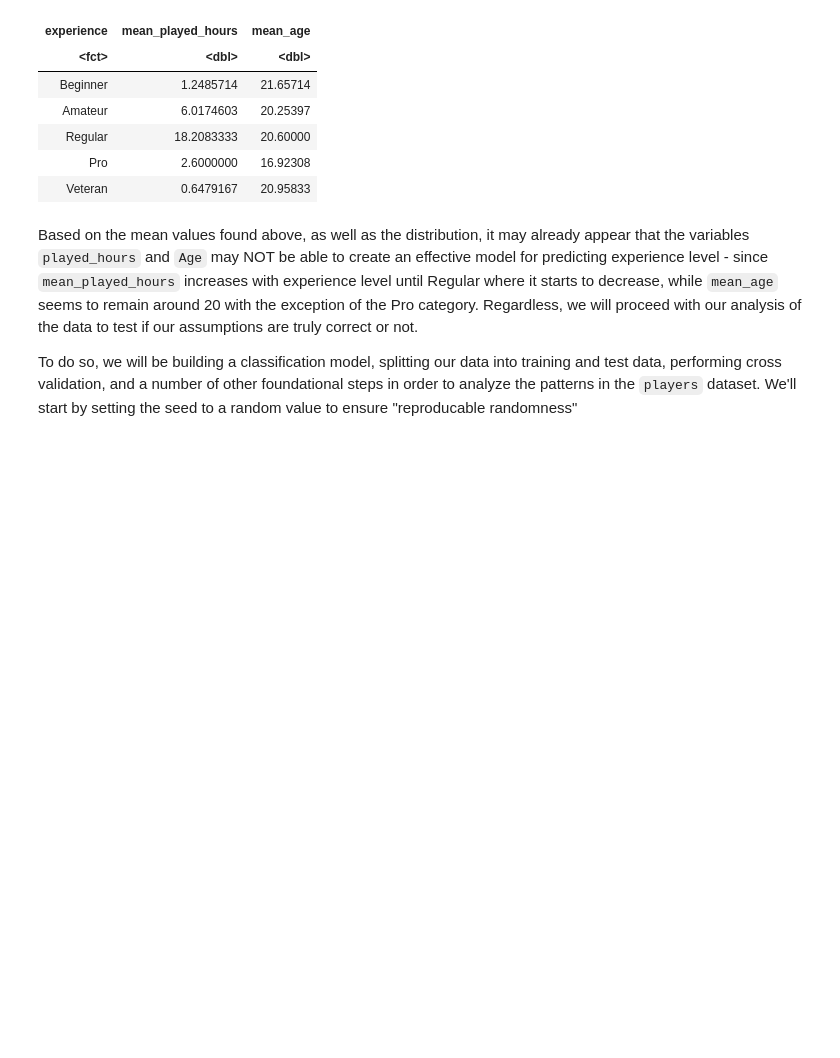
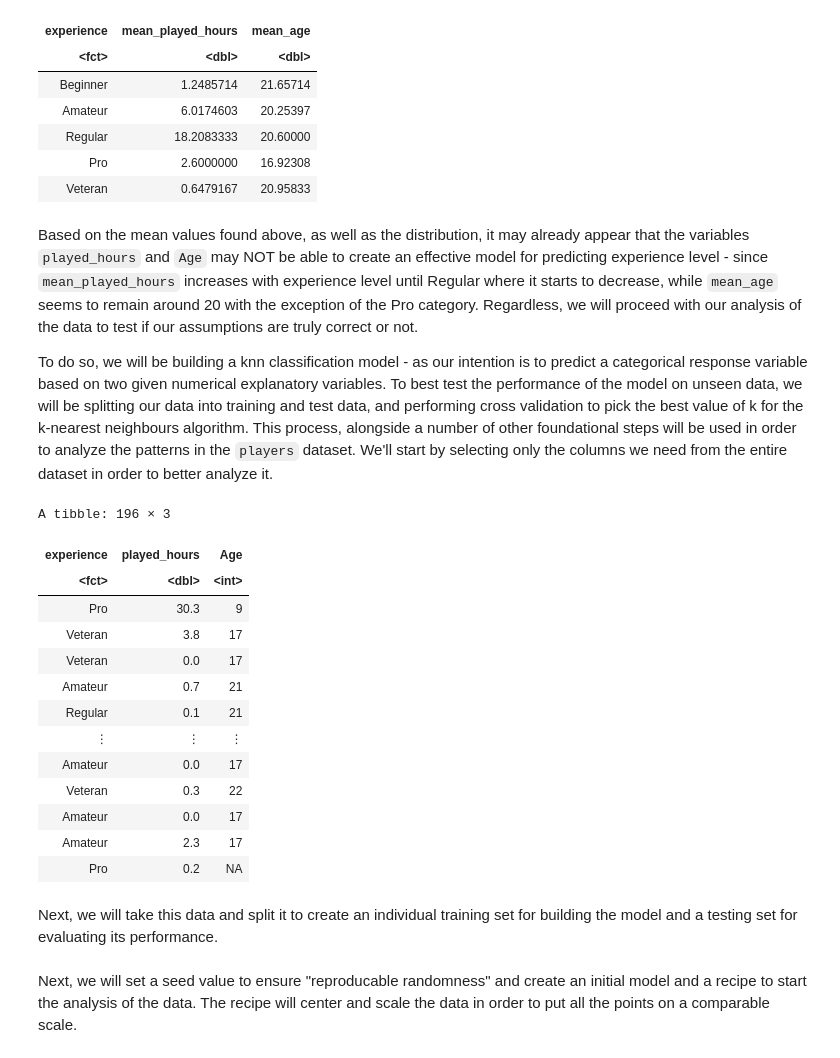
Before and after one commit to rominaa880/DSCI-100-Final-Project, a Jupyter notebook: Final_Project_Report.ipynb, the cells around one changed output. Cells and saved outputs as stored; diff of their text form; code cells hidden in the pictures; blank space fills up the shorter version.

```diff
--- a/Final_Project_Report.ipynb
+++ b/Final_Project_Report.ipynb
@@ -136,6 +136,25 @@ A tibble: 5 × 3
 # %% [markdown]
 Based on the mean values found above, as well as the distribution, it may already appear that the variables `played_hours` and `Age` may NOT be able to create an effective model for predicting experience level - since `mean_played_hours` increases with experience level until Regular where it starts to decrease, while `mean_age` seems to remain around 20 with the exception of the Pro category. Regardless, we will proceed with our analysis of the data to test if our assumptions are truly correct or not.
 
-To do so, we will be building a classification model, splitting our data into training and test data, performing cross validation, and a number of other foundational steps in order to analyze the patterns in the `players` dataset. We'll start by setting the seed to a random value to ensure "reproducable randomness"
+To do so, we will be building a knn classification model - as our intention is to predict a categorical response variable based on two given numerical explanatory variables. To best test the performance of the model on unseen data, we will be splitting our data into training and test data, and performing cross validation to pick the best value of k for the k-nearest neighbours algorithm. This process, alongside a number of other foundational steps will be used in order to analyze the patterns in the `players` dataset. We'll start by selecting only the columns we need from the entire dataset in order to better analyze it.
 # %%
-set.seed(2000)
+players_selected <- players |>
+    select(experience, played_hours, Age)
+players_selected
+# %% [output]
+A tibble: 196 × 3
+| experience | played_hours | Age |
+| <fct> | <dbl> | <int> |
+| Pro | 30.3 | 9 |
+| Veteran | 3.8 | 17 |
+| Veteran | 0.0 | 17 |
+| Amateur | 0.7 | 21 |
+| Regular | 0.1 | 21 |
+| ⋮ | ⋮ | ⋮ |
+| Amateur | 0.0 | 17 |
+| Veteran | 0.3 | 22 |
+| Amateur | 0.0 | 17 |
+| Amateur | 2.3 | 17 |
+| Pro | 0.2 | NA |
+# %% [markdown]
+Next, we will take this data and split it to create an individual training set for building the model and a testing set for evaluating its performance.
@@ -141,0 +165,2 @@ set.seed(2000)
+# %% [markdown]
+Next, we will set a seed value to ensure "reproducable randomness" and create an initial model and a recipe to start the analysis of the data. The recipe will center and scale the data in order to put all the points on a comparable scale.
```
Also changed, not shown: parts of 11 cells of this notebook.
